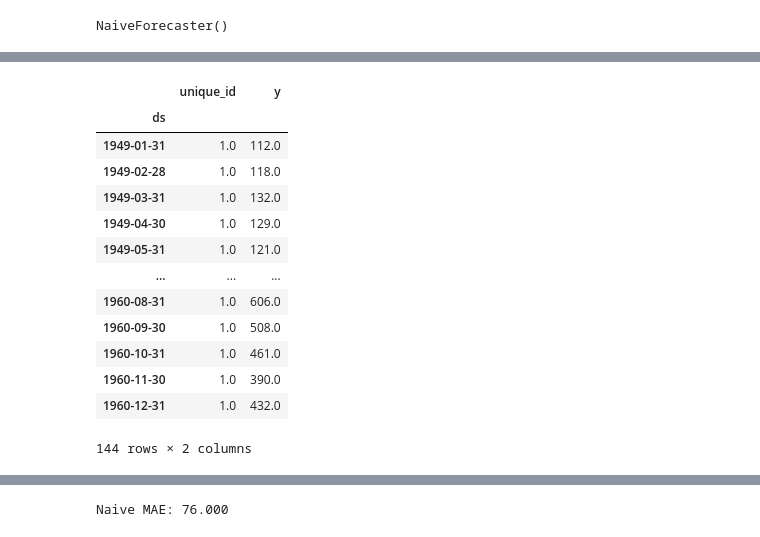
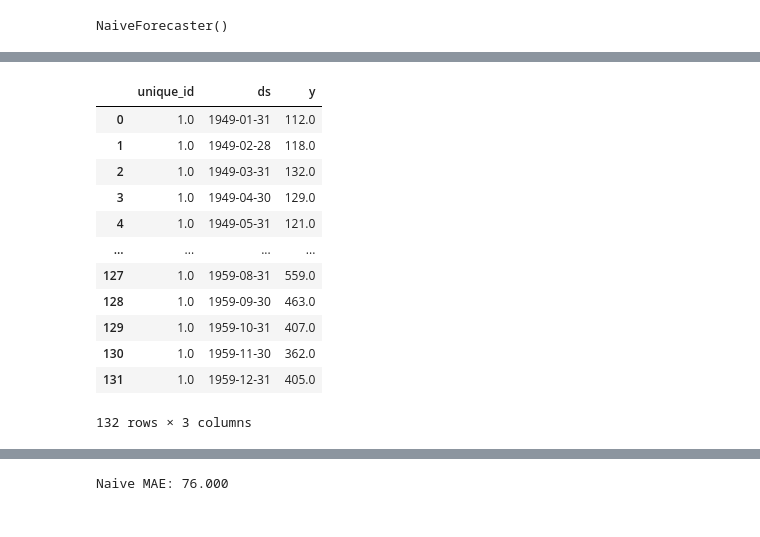
Before and after one commit to benman1/python-time-series, a Jupyter notebook: notebooks/Statistical Models.ipynb, the cells around one changed output, grey strips where cells are left out. Saved outputs shown, nothing was run; the diff lists cells and outputs as text; code cells hidden in the pictures.

```diff
--- a/notebooks/Statistical Models.ipynb
+++ b/notebooks/Statistical Models.ipynb
@@ -88,18 +67 @@ ax.grid()
-# %%
-plot_df
-# %% [output]
-|  | unique_id | y |
-| ds |  |  |
-| 1949-01-31 | 1.0 | 112.0 |
-| 1949-02-28 | 1.0 | 118.0 |
-| 1949-03-31 | 1.0 | 132.0 |
-| 1949-04-30 | 1.0 | 129.0 |
-| 1949-05-31 | 1.0 | 121.0 |
-| ... | ... | ... |
-| 1960-08-31 | 1.0 | 606.0 |
-| 1960-09-30 | 1.0 | 508.0 |
-| 1960-10-31 | 1.0 | 461.0 |
-| 1960-11-30 | 1.0 | 390.0 |
-| 1960-12-31 | 1.0 | 432.0 |
-144 rows × 2 columns
 # %%
@@ -106,5 +69,21 @@ plot_df
 Y_train_df = AirPassengersDF[AirPassengersDF.ds<='1959-12-31'] # 132 monthly observations for train
 Y_test_df = AirPassengersDF[AirPassengersDF.ds>'1959-12-31'] # 12 monthly observations for test
+# %%
+Y_train_df
+# %% [output]
+|  | unique_id | ds | y |
+| 0 | 1.0 | 1949-01-31 | 112.0 |
+| 1 | 1.0 | 1949-02-28 | 118.0 |
+| 2 | 1.0 | 1949-03-31 | 132.0 |
+| 3 | 1.0 | 1949-04-30 | 129.0 |
+| 4 | 1.0 | 1949-05-31 | 121.0 |
+| ... | ... | ... | ... |
+| 127 | 1.0 | 1959-08-31 | 559.0 |
+| 128 | 1.0 | 1959-09-30 | 463.0 |
+| 129 | 1.0 | 1959-10-31 | 407.0 |
+| 130 | 1.0 | 1959-11-30 | 362.0 |
+| 131 | 1.0 | 1959-12-31 | 405.0 |
+132 rows × 3 columns
 # %%
 from statsforecast.models import Naive
 from statsforecast import StatsForecast
```
Also changed, not shown: parts of 23 cells of this notebook.
